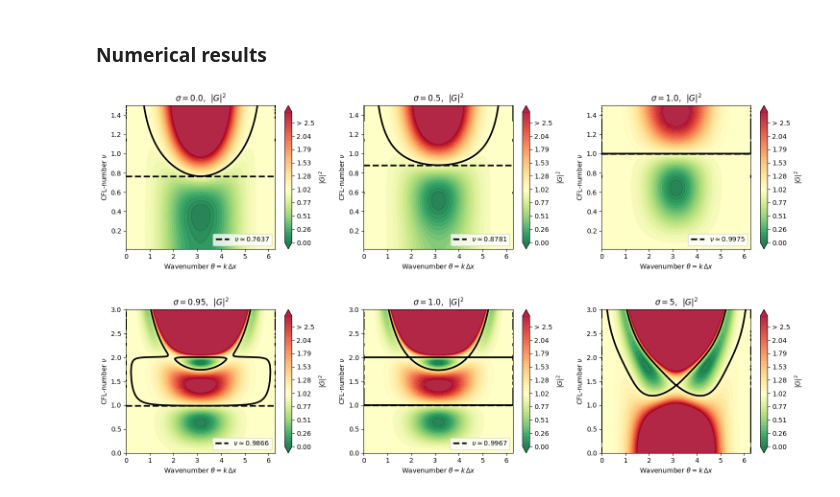
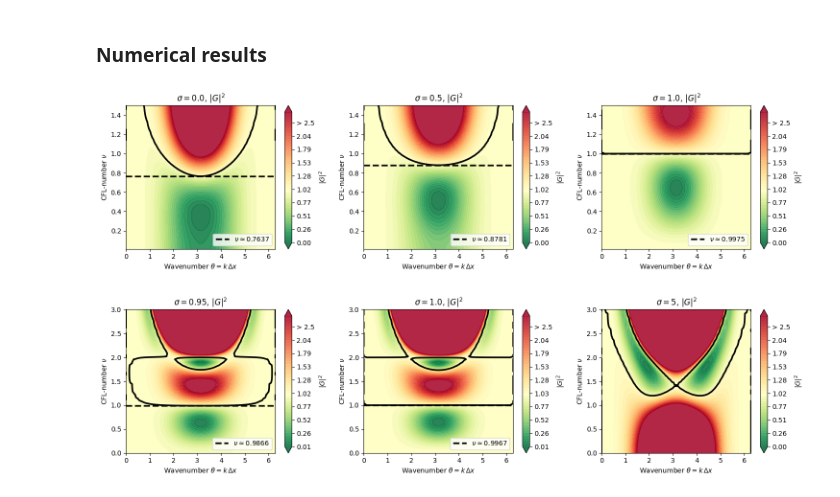
Before and after one commit to ukolov-ivan/mipt-vkr, a Jupyter notebook: src/sym.ipynb, the cells around one changed output. Cells and saved outputs as stored; diff of their text form; code cells hidden in the pictures.

```diff
--- a/src/sym.ipynb
+++ b/src/sym.ipynb
@@ -699,24 +699,30 @@ import matplotlib
 import mpl_toolkits.mplot3d.axes3d
 import numpy as np
 
+import utils
+utils.compatability()
+
+import tikzplotlib  # noqa: E402
+
 matplotlib.rcParams["savefig.bbox"] = 'tight'
+matplotlib.rcParams["pgf.texsystem"] = "pdflatex"
 # %%
 fig, ax = plt.subplots(figsize=(12, 8), subplot_kw={
                         'projection': '3d'})  # type: ignore
 ax = typing.cast(mpl_toolkits.mplot3d.axes3d.Axes3D, ax)
-sigma_values = np.linspace(-.5, 10, 200)
-cfl_values = np.linspace(0, 2.1, 200)
+sigma_values = np.linspace(0.25, 2.2, 20)
+cfl_values = np.linspace(0, 1.1, 20)
 sigma_values, cfl_values = np.meshgrid(sigma_values, cfl_values)
 discr_numeric = sp.lambdify((cfl, sigma), discriminant_poly.as_expr(), modules="numpy")
 discr_values = discr_numeric(cfl_values, sigma_values)
 surf = ax.plot_surface(sigma_values, cfl_values, discr_values ,
                         cmap='viridis', alpha=0.6)
 
-ax.contour3D(sigma_values, cfl_values, discr_values, levels=[.0],
-        colors='black', linewidths=2, label="Numerical roots")
+# ax.contour3D(sigma_values, cfl_values, discr_values, levels=[.0], alpha=0.8,
+#         colors='black', linewidths=2)
 import warnings
 
-cfl_line = np.linspace(0, 2.1, 500)
+cfl_line = np.linspace(0, 1.1, 500)
 colors = ['red', 'blue', 'orange', 'purple', 'green']
 
 sigma_roots = sp.solve(discriminant_poly.as_expr(), sigma)
@@ -749,7 +755,7 @@ for i, root_func in enumerate(sigma_root_funcs):
         sigma_real = np.where(is_real, sigma_line.real, np.nan)
 
         # Mask values outside plot domain
-        in_domain = (sigma_real >= -0.5) & (sigma_real <= 10)
+        in_domain = (sigma_real >= -0.5) & (sigma_real <= 2.2)
         sigma_real = np.where(in_domain, sigma_real, np.nan)
 
         # Only plot if we have some valid points
@@ -759,7 +765,7 @@ for i, root_func in enumerate(sigma_root_funcs):
             ax.plot(
                 sigma_real,
                 cfl_line,
-                z_line + 0.05,
+                # z_line + 0.05,
                 color=colors[i % len(colors)],
                 linestyle="",
                 marker='.',
@@ -781,14 +787,15 @@ ax.legend(loc='best', fontsize=8)
 #         'b--', linewidth=2, label='Numerical max over θ')
 ax.set_xlabel(r'Parameter $\sigma$')
 ax.set_ylabel(r'CFL $\nu$')
-# ax.set_zlim(0, 1.5)
+# ax.set_zlim(0, 1.2)
 ax.set_zlabel(r'Discriminant')
 ax.set_title('Discriminant Surface')
 
 # Colour bar – need figure
 fig = ax.figure
 fig.colorbar(surf, shrink=0.5)
-plt.savefig('discriminant-surface.png')
+plt.savefig('discriminant-surface.pgf')
+# tikzplotlib.save('discriminant-surface.tikz', axis_width=r"\textwidth")
 plt.show()
 # %% [output]
 Found 3 sigma roots
@@ -1224,7 +1230,7 @@ def plot_stability_region(theta: np.ndarray,
 
     ax.set_xlabel(r'Wavenumber $\theta = k\,\Delta x$')
     ax.set_ylabel(r'CFL-number $\nu$')
-    ax.set_title(rf'$\sigma = {sigma}$,  $|G|^2$')
+    ax.set_title(rf'$\sigma = {sigma}$, $\vert G \vert^2$')
 
     theta_range = (theta.min(), theta.max())
     cfl_range = (cfl.min(), cfl.max())
@@ -1239,7 +1245,7 @@ def plot_stability_region(theta: np.ndarray,
 
     if colorbar:
         # We explicitly label the colorbar to let the user know the red extends to infinity
-        cbar = ax.figure.colorbar(contour, ax=ax, label=r'$|G|^2$')
+        cbar = ax.figure.colorbar(contour, ax=ax, label=r'$\vert G \vert^2$')
 
         # Optional styling: If max value in data is over our cap, rename the top tick
         if factor_mod_sq.max() > val_max:
@@ -1255,39 +1261,41 @@ def plot_stability_region(theta: np.ndarray,
 def compute_factor_mod_sq_grid(
         theta_range: tuple[float, float] = theta_range,
         cfl_range: tuple[float, float] = cfl_range,
-        sigma: float = 0.0, n_theta: int = 200, n_cfl: int = 100):
+        sigma: float = 0.0, n_theta: int = 50, n_cfl: int = 50):
     """Numerically compute |G|^2 on a (theta, cfl) grid for a given sigma."""
     theta_vals = np.linspace(*theta_range, n_theta)
     cfl_vals = np.linspace(*cfl_range,   n_cfl)
     theta, CFL = np.meshgrid(theta_vals, cfl_vals)
     factor = factor_numeric(theta, CFL, sigma)
     factor_mod_sq = np.abs(factor)**2
     return theta, CFL, factor_mod_sq
 
 
 def plot_stability_region_multi(
         sigma_values: typing.Sequence[float],
         theta_range: tuple[float, float] = theta_range,
         cfl_range: tuple[float, float] = cfl_range,
-        n_theta=200, n_cfl=100):
+        n_theta=50, n_cfl=50):
     fig, axes = plt.subplots(1, len(sigma_values),
                              figsize=(5 * len(sigma_values), 4),
                              squeeze=False)
     axes: typing.Iterable[matplotlib.axes.Axes] = axes[0]
 
     for ax, sigma in zip(axes, sigma_values):
         theta, cfl, factor_mod2 = compute_factor_mod_sq_grid(
             theta_range, cfl_range, sigma, n_theta, n_cfl)
         plot_stability_region(theta, cfl, factor_mod2,
                               sigma, ax=ax, colorbar=True)
 
     fig.tight_layout()
 
 
 plot_stability_region_multi(sigma_values=(0.0, 0.5, 1.0))
-plt.savefig('amplification-factor-parameter-profile.png')
+plt.savefig('amplification-factor-parameter-profile.pgf')
+# tikzplotlib.clean_figure()
+# tikzplotlib.save('amplification-factor-parameter-profile.tikz')
 plt.show()
 # %% [output]
-[figure, old version]
+[figure, new version]
 # %%
 plot_stability_region_multi(cfl_range=(0, 3), sigma_values=(0.95, 1.00, 5))
```
Also changed, not shown: parts of 8 cells of this notebook, 2 other files.
